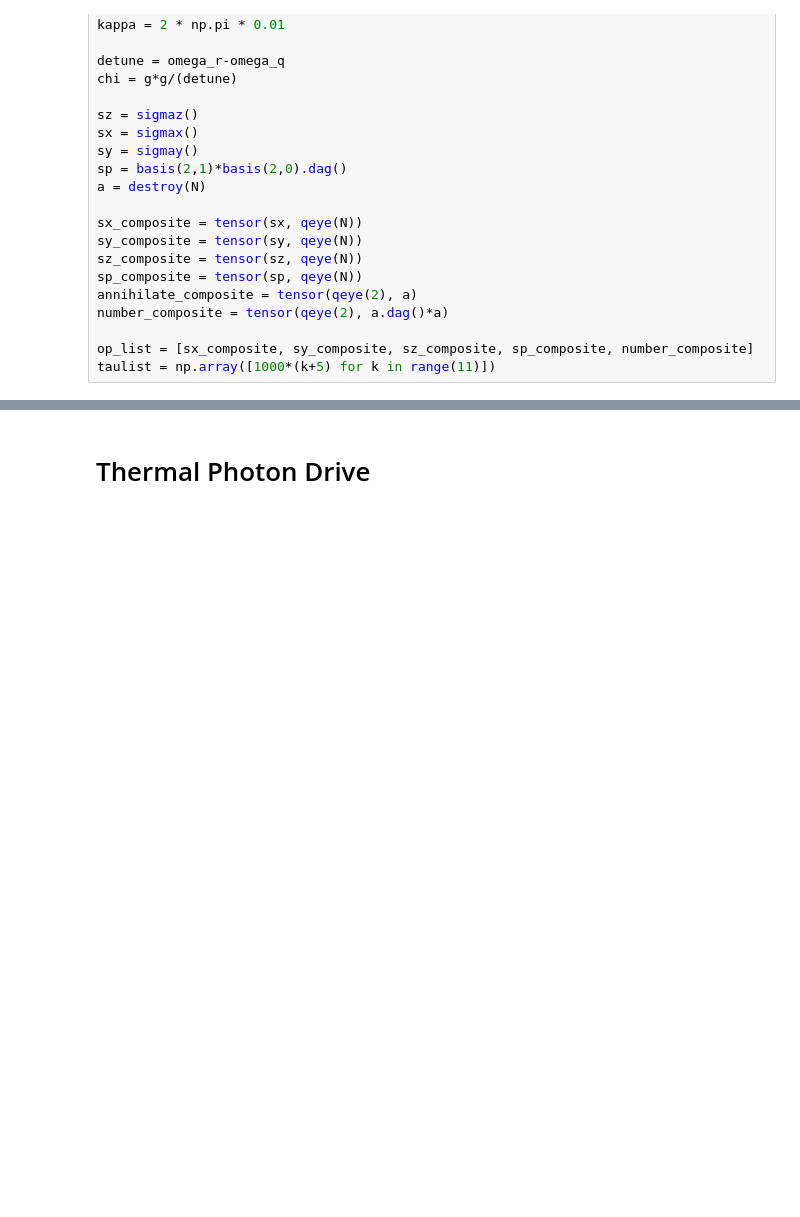
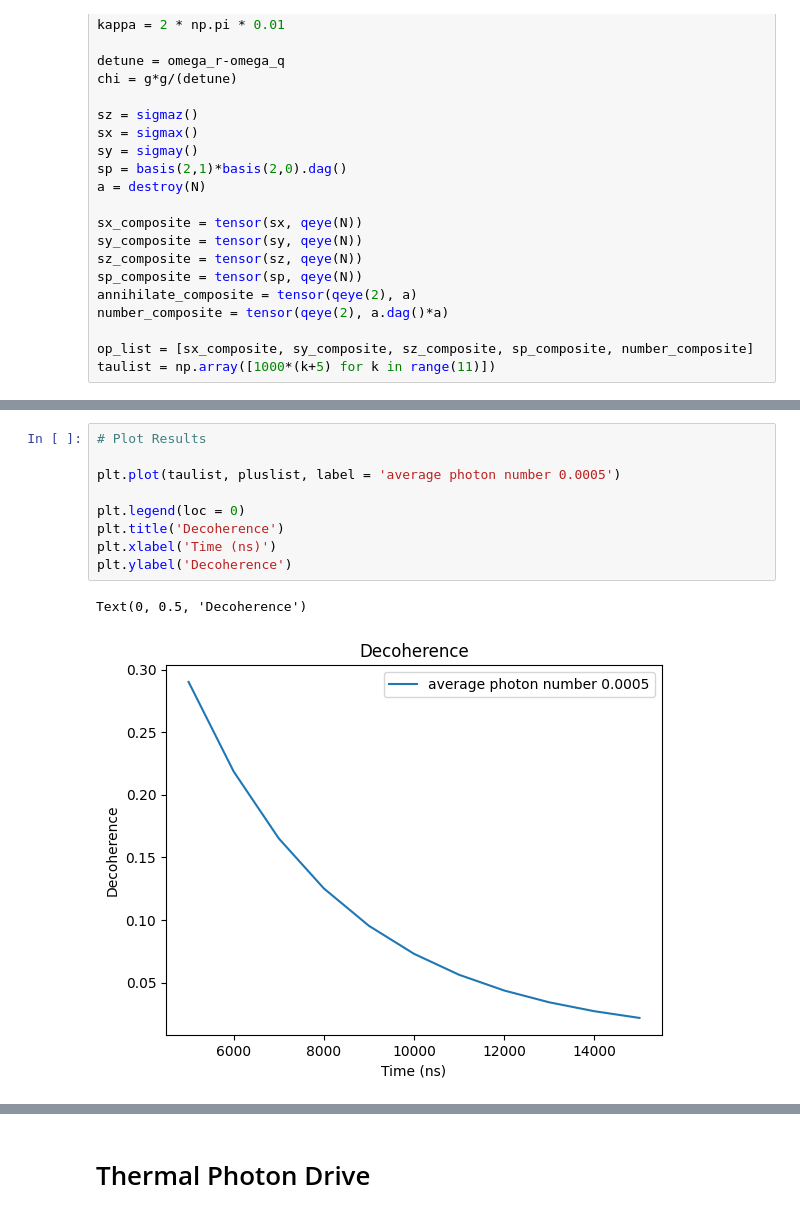
Before and after one commit to BrainConnection/Dynamical_Decoupling_Project, a Jupyter notebook: Paper Reproduce.ipynb, the cells around one changed output, grey strips where cells are left out. Drawn from its saved outputs; the diff is of its cells as text; blank space fills up the shorter version.

```diff
--- a/Paper Reproduce.ipynb
+++ b/Paper Reproduce.ipynb
@@ -377,0 +432,12 @@ Text(0, 0.5, 'Pure Dephasing Rate (kHz)')
+# %%
+# Plot Results
+
+plt.plot(taulist, pluslist, label = 'average photon number 0.0005')
+
+plt.legend(loc = 0)
+plt.title('Decoherence')
+plt.xlabel('Time (ns)')
+plt.ylabel('Decoherence')
+# %% [output]
+Text(0, 0.5, 'Decoherence')
+[figure, added]
```
Also changed, not shown: parts of 9 cells of this notebook.
